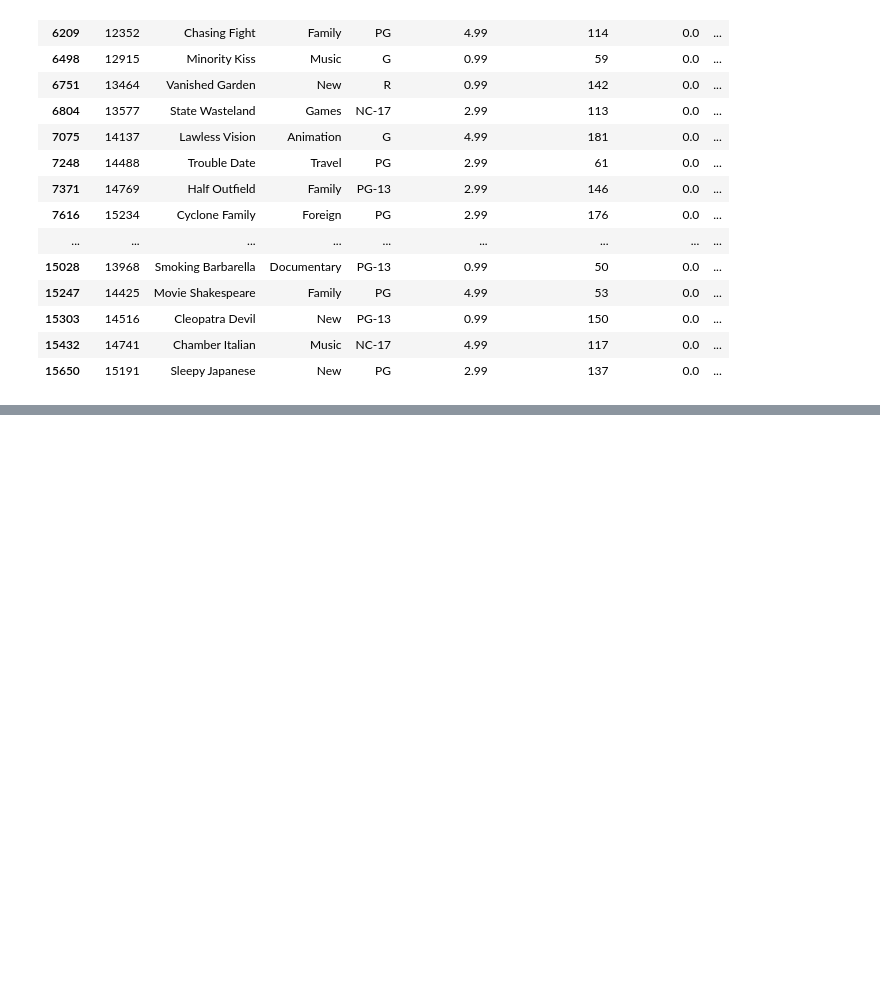
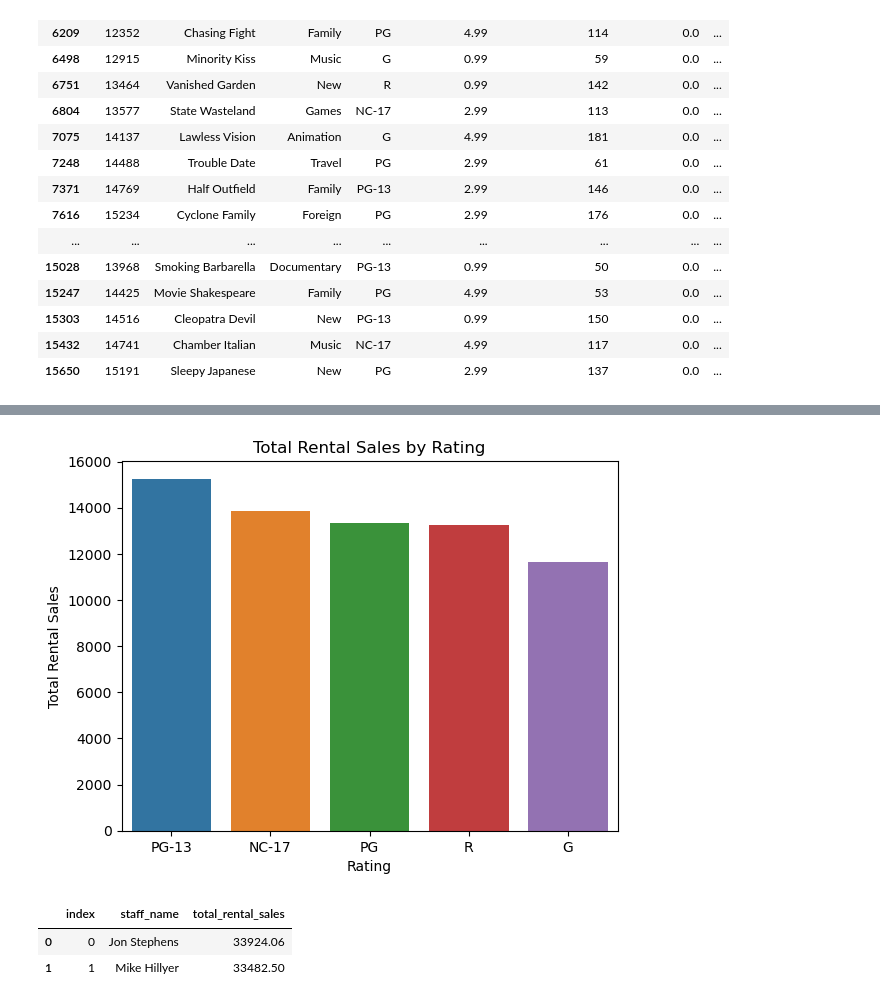
Before and after one commit to cvonholtz/Sakila_Movie_Rental_Data_Analysis, a Jupyter notebook: Movie_Rental_Data_Analysis_Project_#2.ipynb, the cells around one changed output, grey strips where cells are left out. Saved outputs shown, nothing was run; the diff lists cells and outputs as text; code cells hidden in the pictures; blank space fills up the shorter version.

Commit message:
Add files via upload
Added two graphs to check data before bringing it into Tableau

```diff
--- a/Movie_Rental_Data_Analysis_Project_#2.ipynb
+++ b/Movie_Rental_Data_Analysis_Project_#2.ipynb
@@ -330,3 +330,10 @@ movie_rentals_2.loc[(movie_rentals_2['rental_performance'] == 'Below Rental Rate
 | 15303 | 14516 | Cleopatra Devil | New | PG-13 | 0.99 | 150 | 0.0 | ... |
 | 15432 | 14741 | Chamber Italian | Music | NC-17 | 4.99 | 117 | 0.0 | ... |
 | 15650 | 15191 | Sleepy Japanese | New | PG | 2.99 | 137 | 0.0 | ... |
+# %%
+#grouping rating by the sum of the rental amount
+ratings_groupby = movie_rentals_2.groupby(["rating"], as_index=False).agg(total_rental_sales=('rental_amount', 'sum'))
+#sorting by total_rental_sales
+ratings_groupby_2 = ratings_groupby.sort_values(by=['total_rental_sales'], ascending=False).reset_index()
+#printing chart
+ratings_groupby_2
@@ -332,0 +347,22 @@ movie_rentals_2.loc[(movie_rentals_2['rental_performance'] == 'Below Rental Rate
+# %%
+#Setting total rentals sales by rating in a bar chart
+ax = sns.barplot(data=ratings_groupby_2, x='rating', y='total_rental_sales')
+#setting x,y, and title name
+ax.set_ylabel('Total Rental Sales')
+ax.set_xlabel('Rating')
+ax.set_title('Total Rental Sales by Rating')
+#showing plot
+plt.show()
+# %% [output]
+[figure, added]
+# %%
+#grouping rating by the sum of the rental amount
+staff_groupby = movie_rentals_2.groupby(["staff_name"], as_index=False).agg(total_rental_sales=('rental_amount', 'sum'))
+#sorting by total_rental_sales
+staff_groupby_2 = staff_groupby.sort_values(by=['total_rental_sales'], ascending=False).reset_index()
+#printing chart
+staff_groupby_2
+# %% [output]
+|  | index | staff_name | total_rental_sales |
+| 0 | 0 | Jon Stephens | 33924.06 |
+| 1 | 1 | Mike Hillyer | 33482.50 |
```
Also changed, not shown: parts of 5 cells of this notebook.
